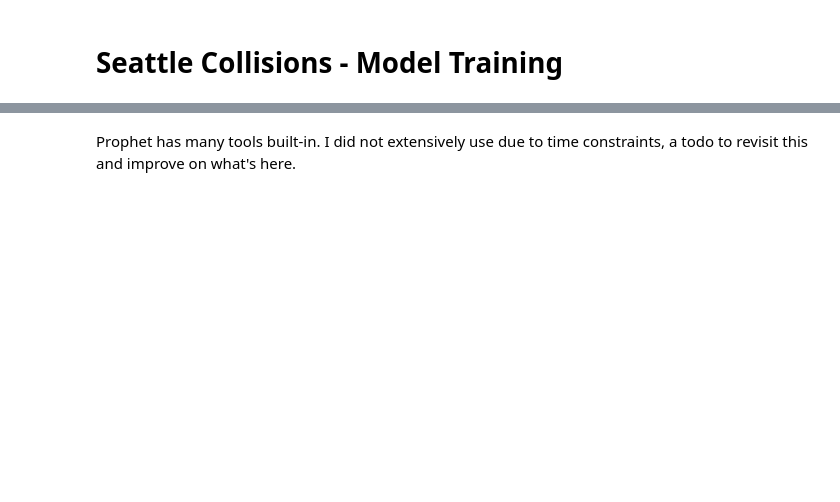
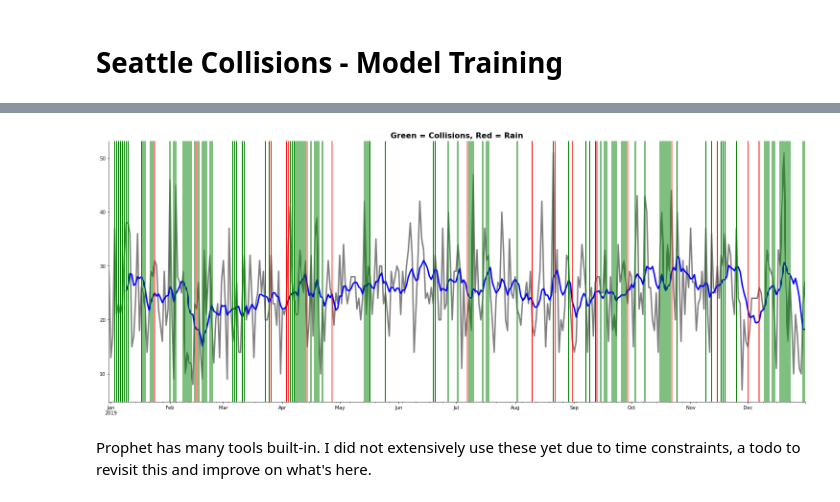
Before and after one commit to koursera/Advanced-Data-Science, a Jupyter notebook: seattle_collisions.model_train.python.1_0.ipynb, the cells around one changed output, grey strips where cells are left out. Drawn from its saved outputs; the diff is of its cells as text; code cells hidden in the pictures; blank space fills up the shorter version.

```diff
--- a/seattle_collisions.model_train.python.1_0.ipynb
+++ b/seattle_collisions.model_train.python.1_0.ipynb
@@ -98 +180,23 @@ f = m.plot_components(forecast)
+# %%
+wdf = df_weather[(df_weather.TIMESTAMP > '2018-12-31') & (df_weather.TIMESTAMP < '2020-01-01')]
+tdf = df[(df.INCDTTM > '2018-12-31') & (df.INCDTTM < '2020-01-01')]
+
+xposition = wdf['TIMESTAMP'][(wdf.PRECIPITATION > 0)]
+xposition2 = tdf['INCDTTM'][(tdf.PRECIPITATION > 0)]
+
+fig, ax = plt.subplots(figsize=(26,10))
+tdf.set_index('INCDTTM').resample('d').size().plot(label='Totals per Day', color='grey', ax=ax, linewidth=3)
+tdf.set_index('INCDTTM').resample('d').size().rolling(window=10).mean()\
+                    .plot(color='blue', linewidth=3, label='10-Month Moving Average', ax=ax)
+for xc in xposition:
+    ax.axvline(x=xc, color='red', linestyle='-')
+for xc in xposition2:
+    ax.axvline(x=xc, color='green', linestyle='-', linewidth=2)
+ax.set_title('Green = Collisions, Red = Rain', fontweight = 'bold', fontsize=16)
+ax.set_xlabel('')
+ax.set_ylabel('')
+#ax.legend(frameon=False, bbox_to_anchor=(1, 1))
+sns.despine(ax=ax, top=True, bottom=False, left=False, right=True)
+# %% [output]
+[figure, added]
 # %%
@@ -101,5 +205,5 @@ with open('seattle_collision_model.json', 'w') as fout:
 # %% [markdown]
-Prophet has many tools built-in.  I did not extensively use due to time constraints, a todo to revisit this and improve on what's here.
+Prophet has many tools built-in.  I did not extensively use these yet due to time constraints, a todo to revisit this and improve on what's here.
 # %%
 param_grid = {
     'changepoint_prior_scale': [0.001, 0.01, 0.1, 0.5],
```
Also changed, not shown: parts of 14 cells of this notebook, 3 other files.
